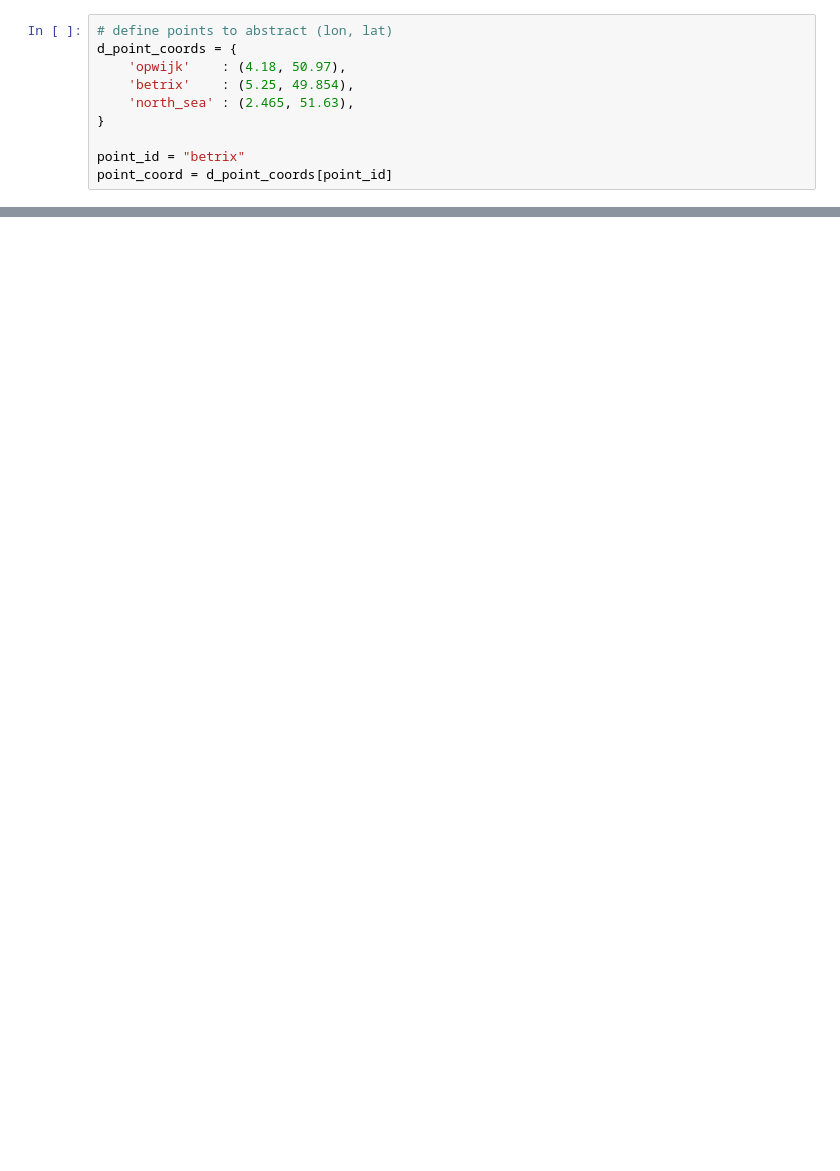
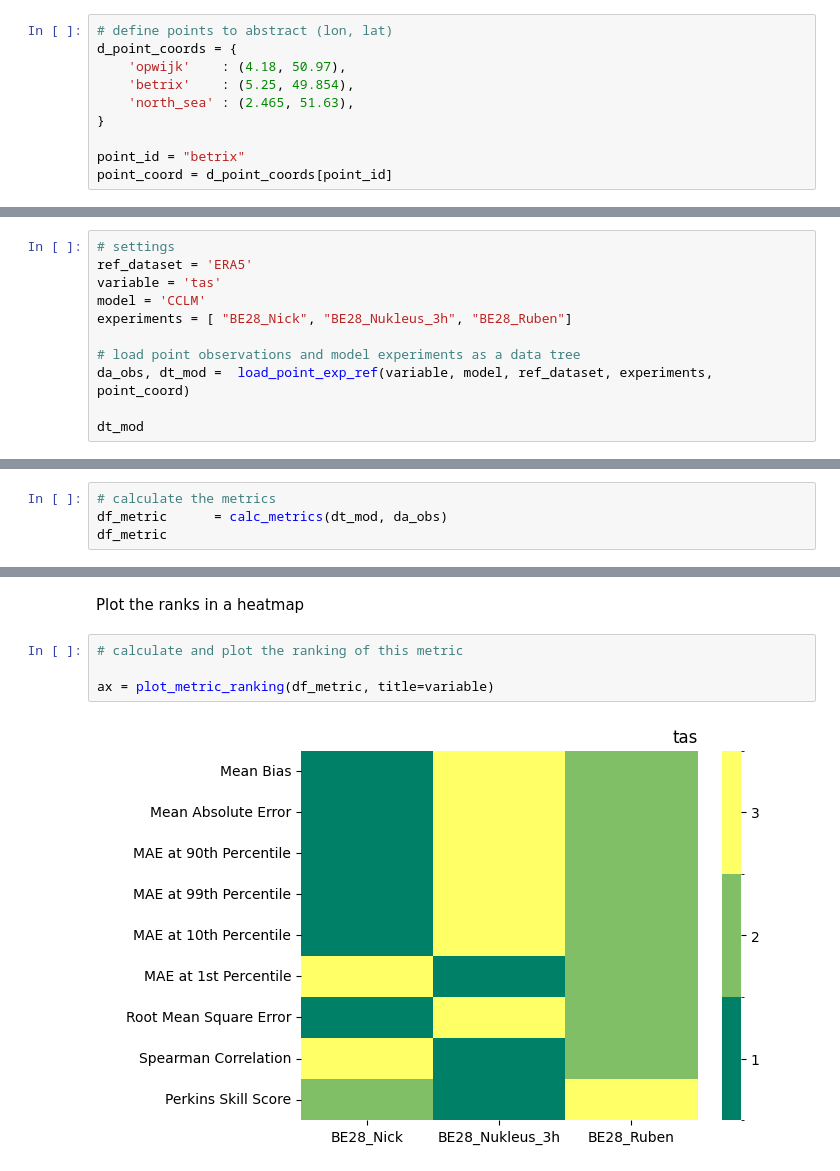
Before and after one commit to CORDEX-be2/ValEnsPy, a Jupyter notebook: examples/skill_scores.ipynb, the cells around one changed output, grey strips where cells are left out. Drawn from its saved outputs; the diff is of its cells as text; blank space fills up the shorter version.

Commit message:
Add metric functions and plotting to diagnostics

```diff
--- a/examples/skill_scores.ipynb
+++ b/examples/skill_scores.ipynb
@@ -237,0 +102,11 @@ def get_ranks_metrics(df: pd.DataFrame):
+# %%
+# settings
+ref_dataset = 'ERA5'
+variable = 'tas'
+model = 'CCLM'
+experiments = [ "BE28_Nick", "BE28_Nukleus_3h", "BE28_Ruben"]
+
+# load point observations and model experiments as a data tree
+da_obs, dt_mod =  load_point_exp_ref(variable, model, ref_dataset, experiments, point_coord)
+
+dt_mod
@@ -237,0 +129,4 @@ def get_ranks_metrics(df: pd.DataFrame):
+# %%
+# calculate the metrics
+df_metric      = calc_metrics(dt_mod, da_obs)
+df_metric
@@ -237,0 +161,8 @@ def get_ranks_metrics(df: pd.DataFrame):
+# %% [markdown]
+Plot the ranks in a heatmap
+# %%
+# calculate and plot the ranking of this metric
+
+ax = plot_metric_ranking(df_metric, title=variable)
+# %% [output]
+[figure, added]
```
Also changed, not shown: parts of 41 cells of this notebook, 3 other files.
